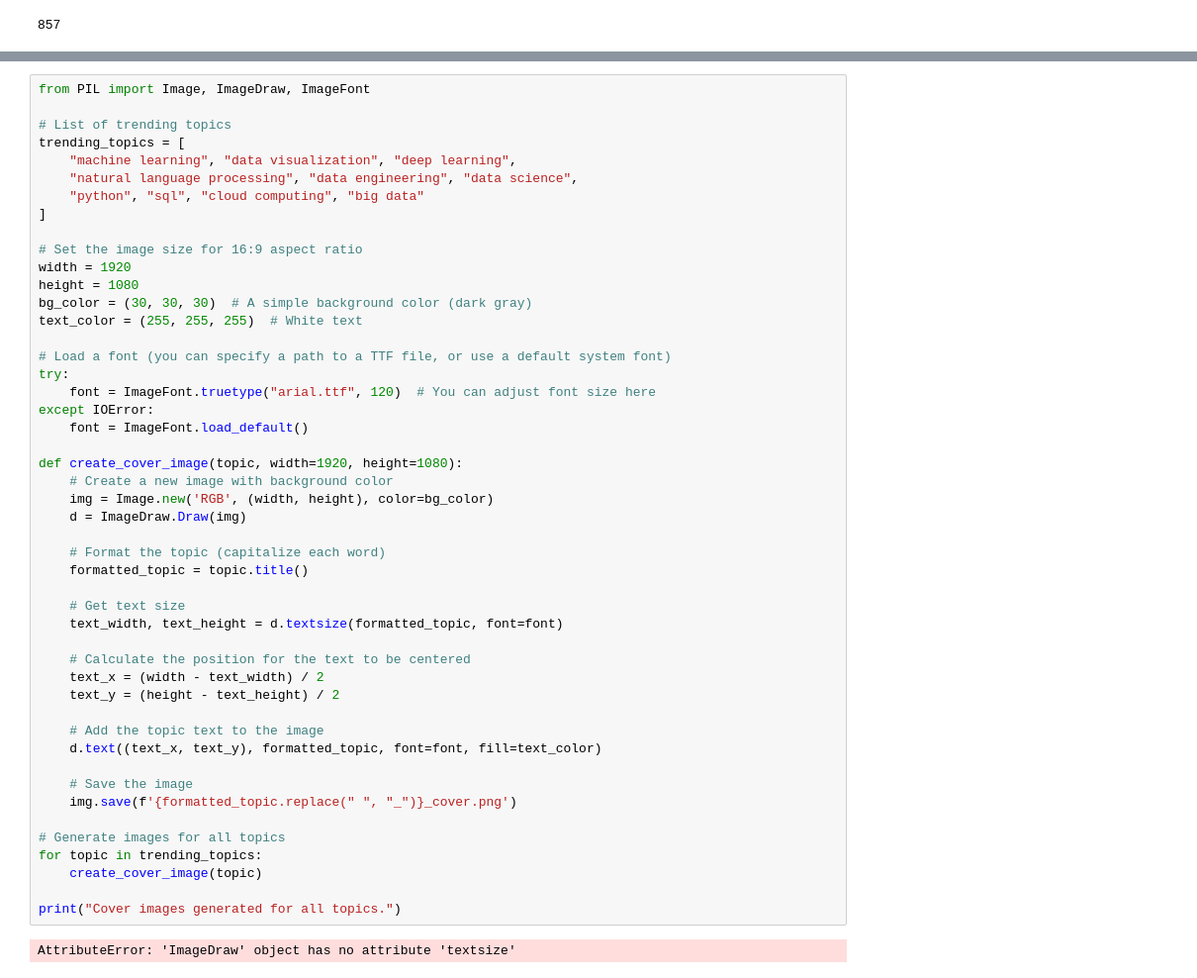
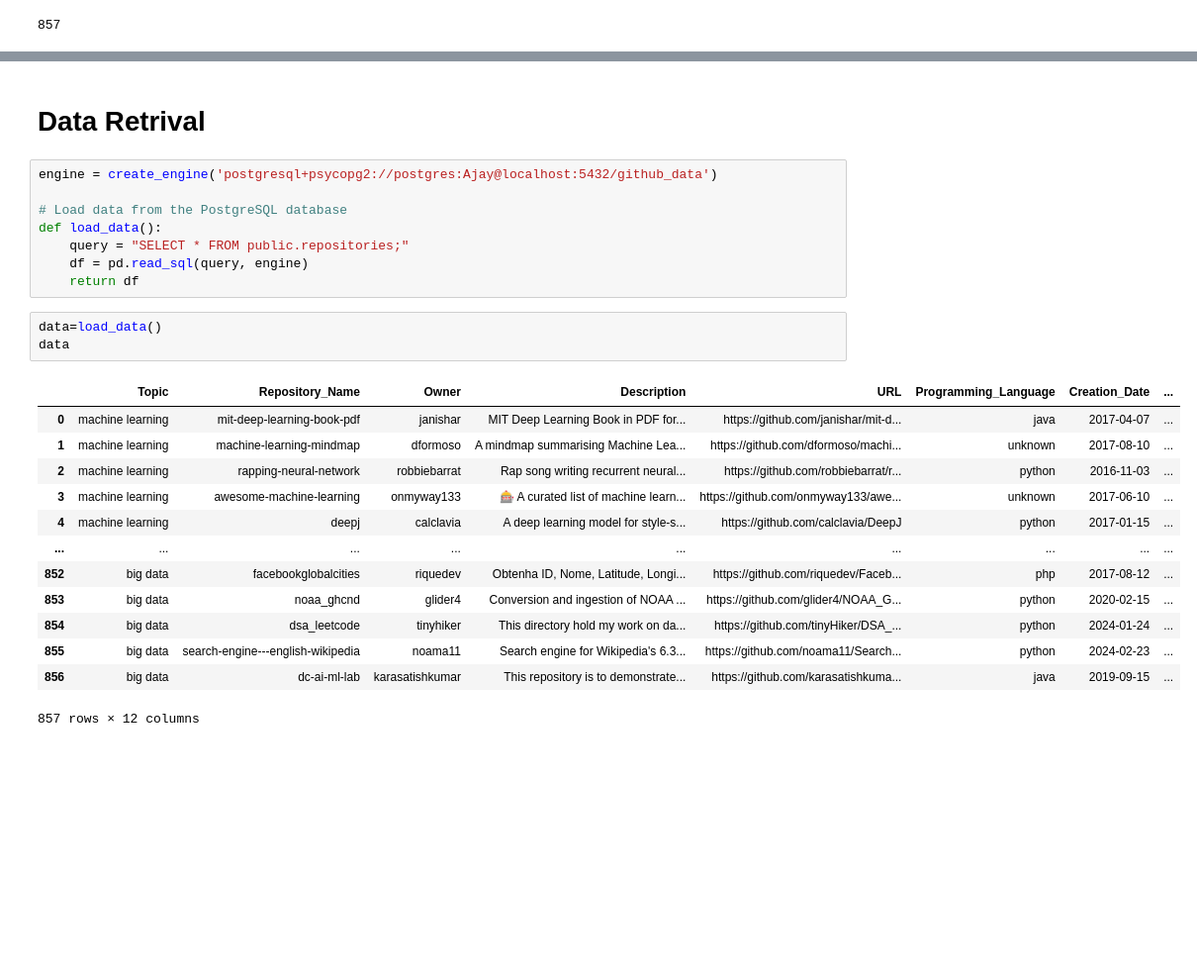
Before and after one commit to AJAYVISWA22/GitHub-Data-Dive, a Jupyter notebook: DATA_prep.ipynb, the cells around one changed output, grey strips where cells are left out. Shown at 99% size. Drawn from its saved outputs; the diff is of its cells as text; blank space fills up the shorter version.

```diff
--- a/DATA_prep.ipynb
+++ b/DATA_prep.ipynb
@@ -450,50 +430,27 @@ Note: you may need to restart the kernel to use updated packages.
-# %%
-from PIL import Image, ImageDraw, ImageFont
-
-# List of trending topics
-trending_topics = [
-    "machine learning", "data visualization", "deep learning",
-    "natural language processing", "data engineering", "data science",
-    "python", "sql", "cloud computing", "big data"
-]
-
-# Set the image size for 16:9 aspect ratio
-width = 1920
-height = 1080
-bg_color = (30, 30, 30)  # A simple background color (dark gray)
-text_color = (255, 255, 255)  # White text
-
-# Load a font (you can specify a path to a TTF file, or use a default system font)
-try:
-    font = ImageFont.truetype("arial.ttf", 120)  # You can adjust font size here
-except IOError:
-    font = ImageFont.load_default()
-
-def create_cover_image(topic, width=1920, height=1080):
-    # Create a new image with background color
-    img = Image.new('RGB', (width, height), color=bg_color)
-    d = ImageDraw.Draw(img)
-
-    # Format the topic (capitalize each word)
-    formatted_topic = topic.title()
-
-    # Get text size
-    text_width, text_height = d.textsize(formatted_topic, font=font)
-
-    # Calculate the position for the text to be centered
-    text_x = (width - text_width) / 2
-    text_y = (height - text_height) / 2
-
-    # Add the topic text to the image
-    d.text((text_x, text_y), formatted_topic, font=font, fill=text_color)
-
-    # Save the image
-    img.save(f'{formatted_topic.replace(" ", "_")}_cover.png')
-
-# Generate images for all topics
-for topic in trending_topics:
-    create_cover_image(topic)
-
-print("Cover images generated for all topics.")
-# %% [output]
-AttributeError: 'ImageDraw' object has no attribute 'textsize'
+# %% [markdown]
+# Data Retrival
+# %%
+engine = create_engine('postgresql+psycopg2://postgres:Ajay@localhost:5432/github_data')
+
+# Load data from the PostgreSQL database
+def load_data():
+    query = "SELECT * FROM public.repositories;"
+    df = pd.read_sql(query, engine)
+    return df
+# %%
+data=load_data()
+data
+# %% [output]
+|  | Topic | Repository_Name | Owner | Description | URL | Programming_Language | Creation_Date | ... |
+| 0 | machine learning | mit-deep-learning-book-pdf | janishar | MIT Deep Learning Book in PDF for... | https://github.com/janishar/mit-d... | java | 2017-04-07 | ... |
+| 1 | machine learning | machine-learning-mindmap | dformoso | A mindmap summarising Machine Lea... | https://github.com/dformoso/machi... | unknown | 2017-08-10 | ... |
+| 2 | machine learning | rapping-neural-network | robbiebarrat | Rap song writing recurrent neural... | https://github.com/robbiebarrat/r... | python | 2016-11-03 | ... |
+| 3 | machine learning | awesome-machine-learning | onmyway133 | 🎰 A curated list of machine learn... | https://github.com/onmyway133/awe... | unknown | 2017-06-10 | ... |
+| 4 | machine learning | deepj | calclavia | A deep learning model for style-s... | https://github.com/calclavia/DeepJ | python | 2017-01-15 | ... |
+| ... | ... | ... | ... | ... | ... | ... | ... | ... |
+| 852 | big data | facebookglobalcities | riquedev | Obtenha ID, Nome, Latitude, Longi... | https://github.com/riquedev/Faceb... | php | 2017-08-12 | ... |
+| 853 | big data | noaa_ghcnd | glider4 | Conversion and ingestion of NOAA ... | https://github.com/glider4/NOAA_G... | python | 2020-02-15 | ... |
+| 854 | big data | dsa_leetcode | tinyhiker | This directory hold my work on da... | https://github.com/tinyHiker/DSA_... | python | 2024-01-24 | ... |
+| 855 | big data | search-engine---english-wikipedia | noama11 | Search engine for Wikipedia's 6.3... | https://github.com/noama11/Search... | python | 2024-02-23 | ... |
+| 856 | big data | dc-ai-ml-lab | karasatishkumar | This repository is to demonstrate... | https://github.com/karasatishkuma... | java | 2019-09-15 | ... |
+857 rows × 12 columns
```
Also changed, not shown: parts of 8 cells of this notebook.
